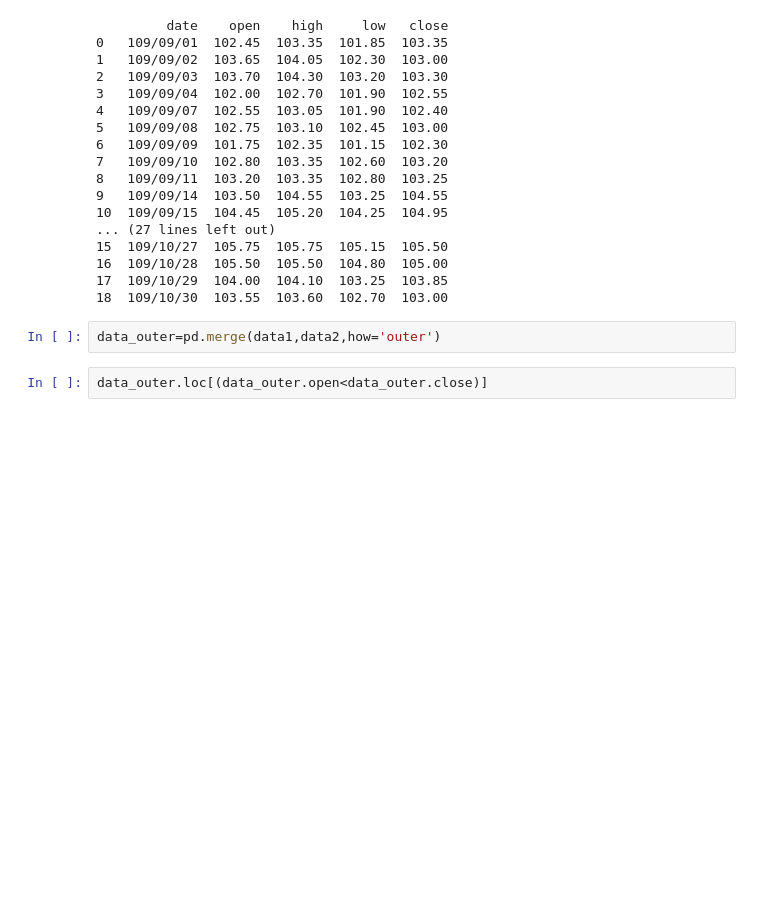
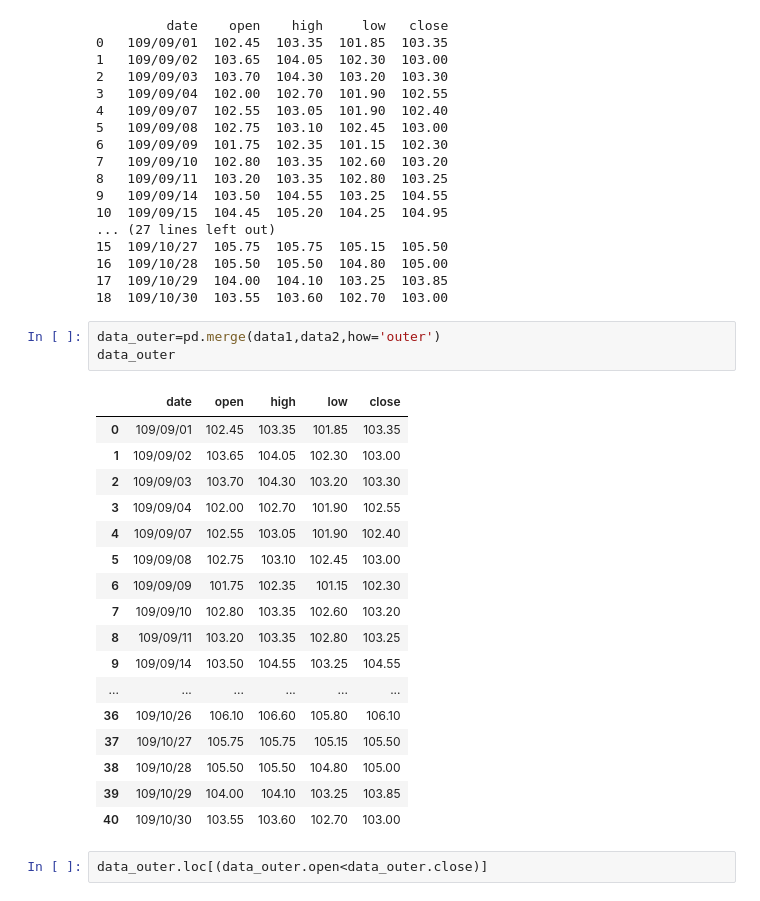
Before and after one commit to yao6899/ML100Days, a Jupyter notebook: homework/Day_010_HW.ipynb, the cells around one changed output. Cells and saved outputs as stored; diff of their text form; blank space fills up the shorter version.

```diff
--- a/homework/Day_010_HW.ipynb
+++ b/homework/Day_010_HW.ipynb
@@ -324,6 +324,25 @@ print(data2)
 18  109/10/30  103.55  103.60  102.70  103.00
 # %%
 data_outer=pd.merge(data1,data2,how='outer')
+data_outer
+# %% [output]
+|  | date | open | high | low | close |
+| 0 | 109/09/01 | 102.45 | 103.35 | 101.85 | 103.35 |
+| 1 | 109/09/02 | 103.65 | 104.05 | 102.30 | 103.00 |
+| 2 | 109/09/03 | 103.70 | 104.30 | 103.20 | 103.30 |
+| 3 | 109/09/04 | 102.00 | 102.70 | 101.90 | 102.55 |
+| 4 | 109/09/07 | 102.55 | 103.05 | 101.90 | 102.40 |
+| 5 | 109/09/08 | 102.75 | 103.10 | 102.45 | 103.00 |
+| 6 | 109/09/09 | 101.75 | 102.35 | 101.15 | 102.30 |
+| 7 | 109/09/10 | 102.80 | 103.35 | 102.60 | 103.20 |
+| 8 | 109/09/11 | 103.20 | 103.35 | 102.80 | 103.25 |
+| 9 | 109/09/14 | 103.50 | 104.55 | 103.25 | 104.55 |
+| ... | ... | ... | ... | ... | ... |
+| 36 | 109/10/26 | 106.10 | 106.60 | 105.80 | 106.10 |
+| 37 | 109/10/27 | 105.75 | 105.75 | 105.15 | 105.50 |
+| 38 | 109/10/28 | 105.50 | 105.50 | 104.80 | 105.00 |
+| 39 | 109/10/29 | 104.00 | 104.10 | 103.25 | 103.85 |
+| 40 | 109/10/30 | 103.55 | 103.60 | 102.70 | 103.00 |
 # %%
 data_outer.loc[(data_outer.open<data_outer.close)]
 # %% [output]
```
